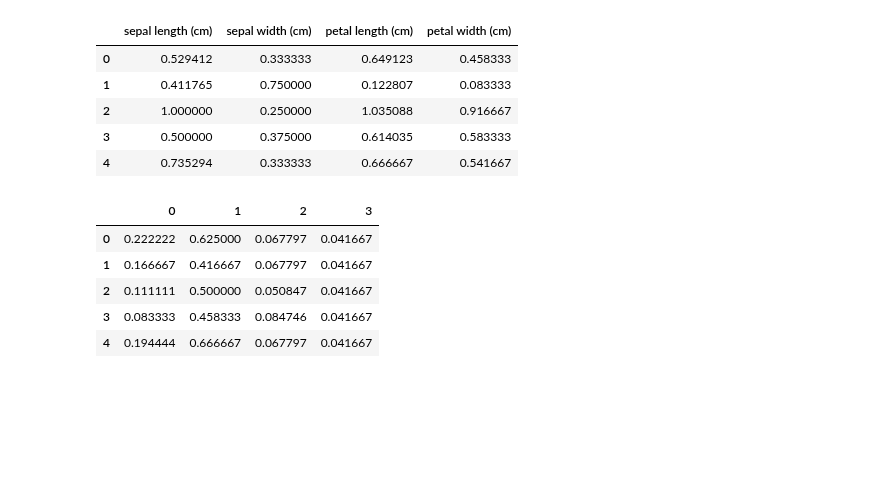
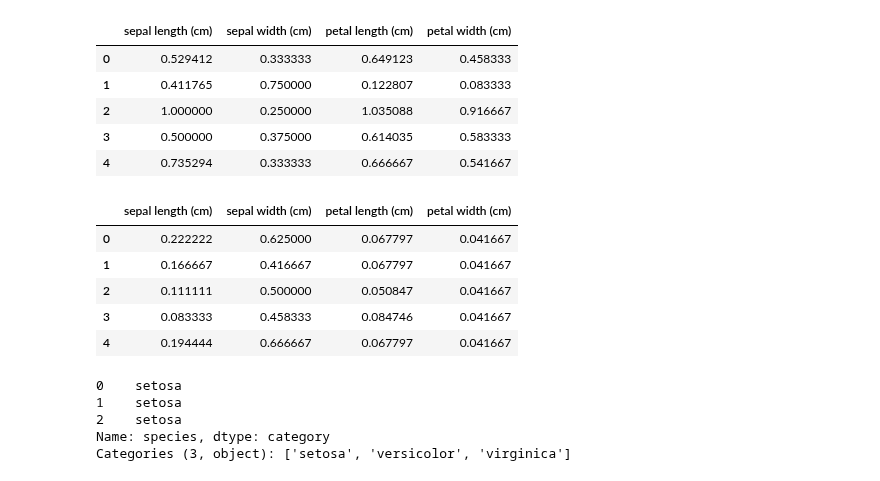
Before and after one commit to jinhuioh/Hi_ai, a Jupyter notebook: data11-day64/iris_scaling_gridsearch-confusionmatrix.ipynb, the cells around one changed output. Saved outputs shown, nothing was run; the diff lists cells and outputs as text; code cells hidden in the pictures; blank space fills up the shorter version.

```diff
--- a/data11-day64/iris_scaling_gridsearch-confusionmatrix.ipynb
+++ b/data11-day64/iris_scaling_gridsearch-confusionmatrix.ipynb
@@ -345,13 +350,25 @@ X_test_m[:5]
 | 4 | 0.735294 | 0.333333 | 0.666667 | 0.541667 |
 # %%
 ##전체로 해보자.
-X_test_values = pd.DataFrame(ms.fit_transform(df.iloc[:,:-1]))
+X_test_values = (ms.fit_transform(df.iloc[:,:-1]))
 # %%
-X_test_values.head()
+ms_df =  pd.DataFrame(data=X_test_values, columns=iris.feature_names)
+ms_df.head()
 # %% [output]
-|  | 0 | 1 | 2 | 3 |
+|  | sepal length (cm) | sepal width (cm) | petal length (cm) | petal width (cm) |
 | 0 | 0.222222 | 0.625000 | 0.067797 | 0.041667 |
 | 1 | 0.166667 | 0.416667 | 0.067797 | 0.041667 |
 | 2 | 0.111111 | 0.500000 | 0.050847 | 0.041667 |
 | 3 | 0.083333 | 0.458333 | 0.084746 | 0.041667 |
 | 4 | 0.194444 | 0.666667 | 0.067797 | 0.041667 |
+# %%
+ms_df['species'] = iris.target
+ms_df['species'] = ms_df['species'].astype('category')
+ms_df['species'] = ms_df['species'].cat.rename_categories(iris.target_names)
+ms_df['species'][:3]
+# %% [output]
+0    setosa
+1    setosa
+2    setosa
+Name: species, dtype: category
+Categories (3, object): ['setosa', 'versicolor', 'virginica']
```
Also changed, not shown: parts of 15 cells of this notebook.
